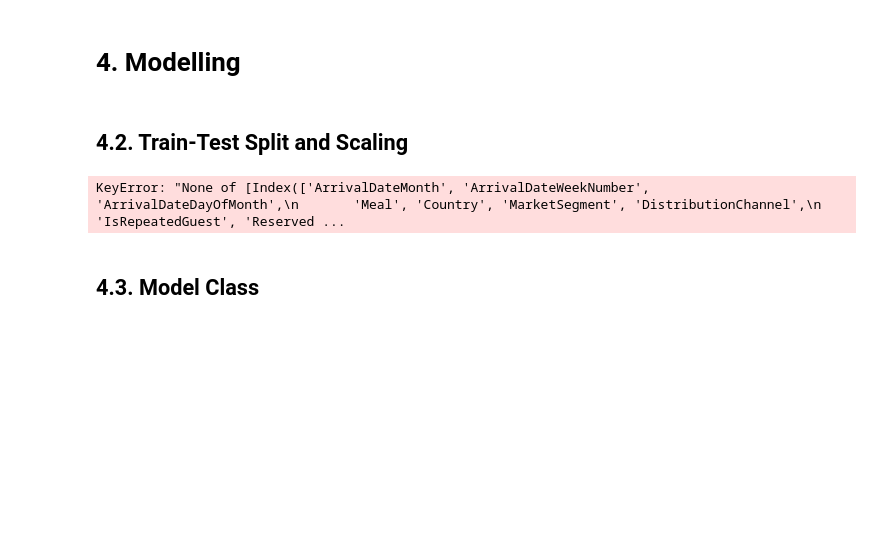
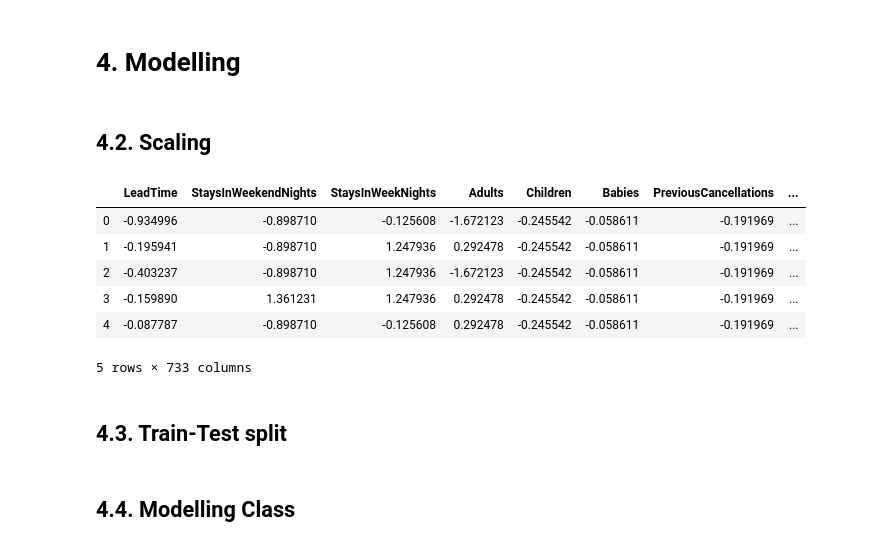
Before and after one commit to ravimalde/hotel_cancellation_analysis, a Jupyter notebook: RM_index_3.ipynb, the cells around one changed output. Cells and saved outputs as stored; diff of their text form; code cells hidden in the pictures; blank space fills up the shorter version.

```diff
--- a/RM_index_3.ipynb
+++ b/RM_index_3.ipynb
@@ -127,7 +127,9 @@ X.head()
 # %% [markdown]
 # 4. Modelling
 # %% [markdown]
-## 4.2. Train-Test Split and Scaling
+## 4.2. Scaling
+# %%
+X_2 = X.drop(columns=num_features)
 # %%
 scaler = StandardScaler()
-X_s = scaler.fit_transform(X[num_features])
+X_s = pd.DataFrame(scaler.fit_transform(X[num_features]))
@@ -134,5 +138,15 @@ X_s = scaler.fit_transform(X[num_features])
 # %%
-x_s = pd.concat([X_s, X[cat_features]], axis=1)
+X_s = pd.concat([X_s, X_2], axis=1)
-# %% [output]
-KeyError: "None of [Index(['ArrivalDateMonth', 'ArrivalDateWeekNumber', 'ArrivalDateDayOfMonth',\n       'Meal', 'Country', 'MarketSegment', 'DistributionChannel',\n       'IsRepeatedGuest', 'Reserved ...
+# %%
+X_s.head()
+# %% [output]
+|  | LeadTime | StaysInWeekendNights | StaysInWeekNights | Adults | Children | Babies | PreviousCancellations | ... |
+| 0 | -0.934996 | -0.898710 | -0.125608 | -1.672123 | -0.245542 | -0.058611 | -0.191969 | ... |
+| 1 | -0.195941 | -0.898710 | 1.247936 | 0.292478 | -0.245542 | -0.058611 | -0.191969 | ... |
+| 2 | -0.403237 | -0.898710 | 1.247936 | -1.672123 | -0.245542 | -0.058611 | -0.191969 | ... |
+| 3 | -0.159890 | 1.361231 | 1.247936 | 0.292478 | -0.245542 | -0.058611 | -0.191969 | ... |
+| 4 | -0.087787 | -0.898710 | -0.125608 | 0.292478 | -0.245542 | -0.058611 | -0.191969 | ... |
+5 rows × 733 columns
+# %% [markdown]
+## 4.3. Train-Test split
 # %%
@@ -146,7 +160,7 @@ X_train, X_val, y_train, y_val = train_test_split(X_train_initial,
                                                   test_size=0.25,
                                                   random_state=50)
 # %% [markdown]
-## 4.3. Model Class
+## 4.4. Modelling Class
 # %%
 skf = StratifiedKFold(n_splits=3,random_state=50)
 # %%
```
Also changed, not shown: parts of 38 cells of this notebook, 2 other files.
